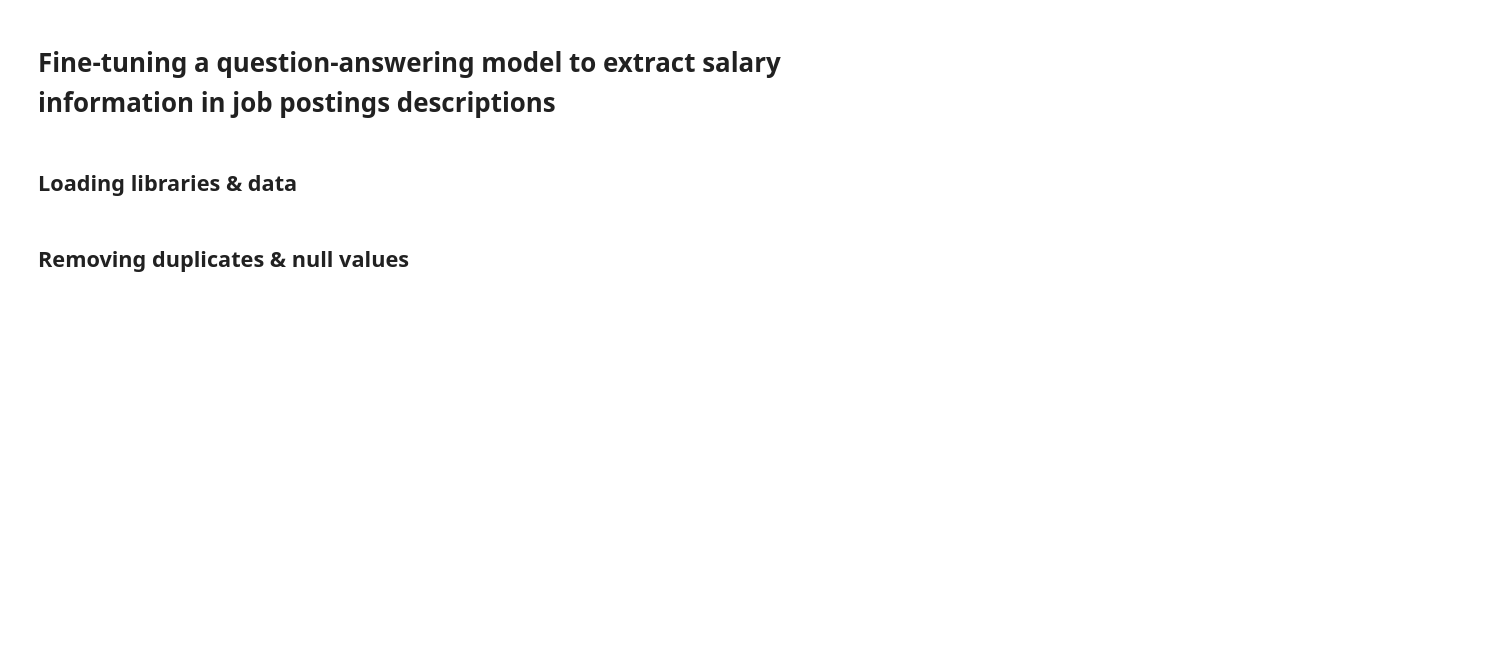
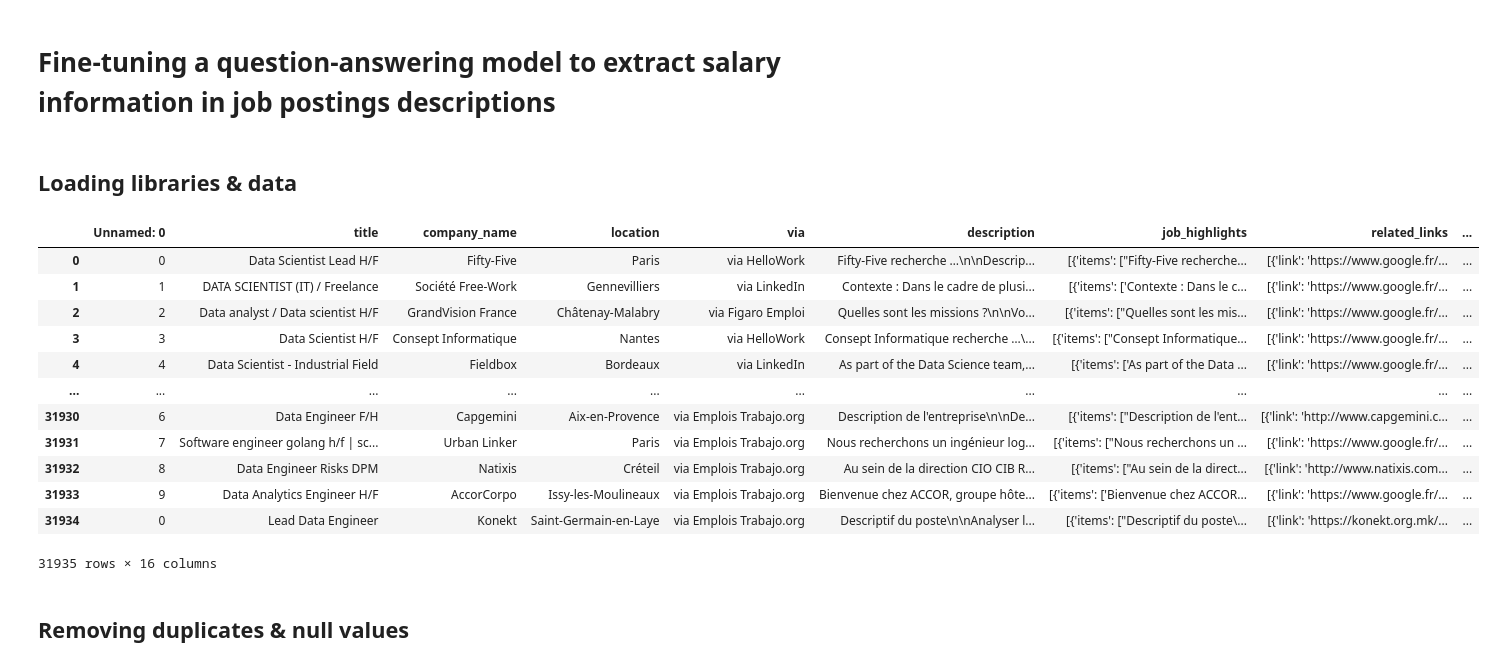
Before and after one commit to Axelrda/gg_job_search, a Jupyter notebook: notebooks/notebooks_models/qa_model_extract_salaries.ipynb, the cells around one changed output. Cells and saved outputs as stored; diff of their text form; code cells hidden in the pictures; blank space fills up the shorter version.

Commit message:
add labeled data for qa model fine-tuning

```diff
--- a/notebooks/notebooks_models/qa_model_extract_salaries.ipynb
+++ b/notebooks/notebooks_models/qa_model_extract_salaries.ipynb
@@ -15,7 +15,25 @@ import json
 
 import random
 
-data = pd.read_csv('/home/axel/ds_projects/projects/gg_job_search/data/gg_job_search_all_RAW.csv')
+path = 'https://media.githubusercontent.com/media/Axelrda/gg_job_search/master/data/gg_job_search_all_RAW.csv'
+
+data = pd.read_csv(path)#'/home/axel/ds_projects/projects/gg_job_search/data/gg_job_search_all_RAW.csv')
+# %%
+data
+# %% [output]
+|  | Unnamed: 0 | title | company_name | location | via | description | job_highlights | related_links | ... |
+| 0 | 0 | Data Scientist Lead H/F | Fifty-Five | Paris | via HelloWork | Fifty-Five recherche …\n\nDescrip... | [{'items': ["Fifty-Five recherche... | [{'link': 'https://www.google.fr/... | ... |
+| 1 | 1 | DATA SCIENTIST (IT) / Freelance | Société Free-Work | Gennevilliers | via LinkedIn | Contexte : Dans le cadre de plusi... | [{'items': ['Contexte : Dans le c... | [{'link': 'https://www.google.fr/... | ... |
+| 2 | 2 | Data analyst / Data scientist H/F | GrandVision France | Châtenay-Malabry | via Figaro Emploi | Quelles sont les missions ?\n\nVo... | [{'items': ["Quelles sont les mis... | [{'link': 'https://www.google.fr/... | ... |
+| 3 | 3 | Data Scientist H/F | Consept Informatique | Nantes | via HelloWork | Consept Informatique recherche …\... | [{'items': ["Consept Informatique... | [{'link': 'https://www.google.fr/... | ... |
+| 4 | 4 | Data Scientist - Industrial Field | Fieldbox | Bordeaux | via LinkedIn | As part of the Data Science team,... | [{'items': ['As part of the Data ... | [{'link': 'https://www.google.fr/... | ... |
+| ... | ... | ... | ... | ... | ... | ... | ... | ... | ... |
+| 31930 | 6 | Data Engineer F/H | Capgemini | Aix-en-Provence | via Emplois Trabajo.org | Description de l'entreprise\n\nDe... | [{'items': ["Description de l'ent... | [{'link': 'http://www.capgemini.c... | ... |
+| 31931 | 7 | Software engineer golang h/f | sc... | Urban Linker | Paris | via Emplois Trabajo.org | Nous recherchons un ingénieur log... | [{'items': ["Nous recherchons un ... | [{'link': 'https://www.google.fr/... | ... |
+| 31932 | 8 | Data Engineer Risks DPM | Natixis | Créteil | via Emplois Trabajo.org | Au sein de la direction CIO CIB R... | [{'items': ["Au sein de la direct... | [{'link': 'http://www.natixis.com... | ... |
+| 31933 | 9 | Data Analytics Engineer H/F | AccorCorpo | Issy-les-Moulineaux | via Emplois Trabajo.org | Bienvenue chez ACCOR, groupe hôte... | [{'items': ['Bienvenue chez ACCOR... | [{'link': 'https://www.google.fr/... | ... |
+| 31934 | 0 | Lead Data Engineer | Konekt | Saint-Germain-en-Laye | via Emplois Trabajo.org | Descriptif du poste\n\nAnalyser l... | [{'items': ["Descriptif du poste\... | [{'link': 'https://konekt.org.mk/... | ... |
+31935 rows × 16 columns
 # %% [markdown]
 ## Removing duplicates & null values
 # %%
```
Also changed, not shown: parts of 1 cell of this notebook, 1 other file.
